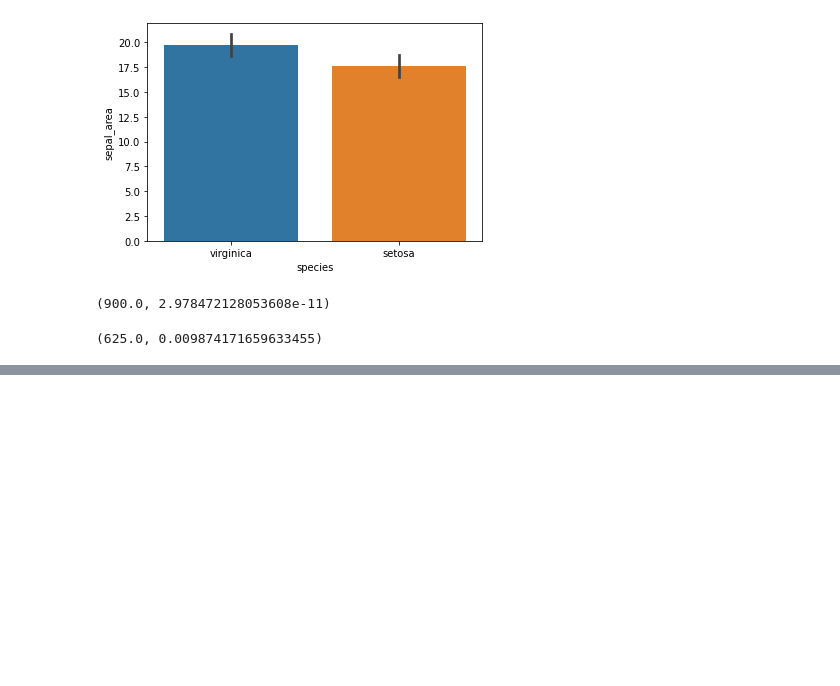
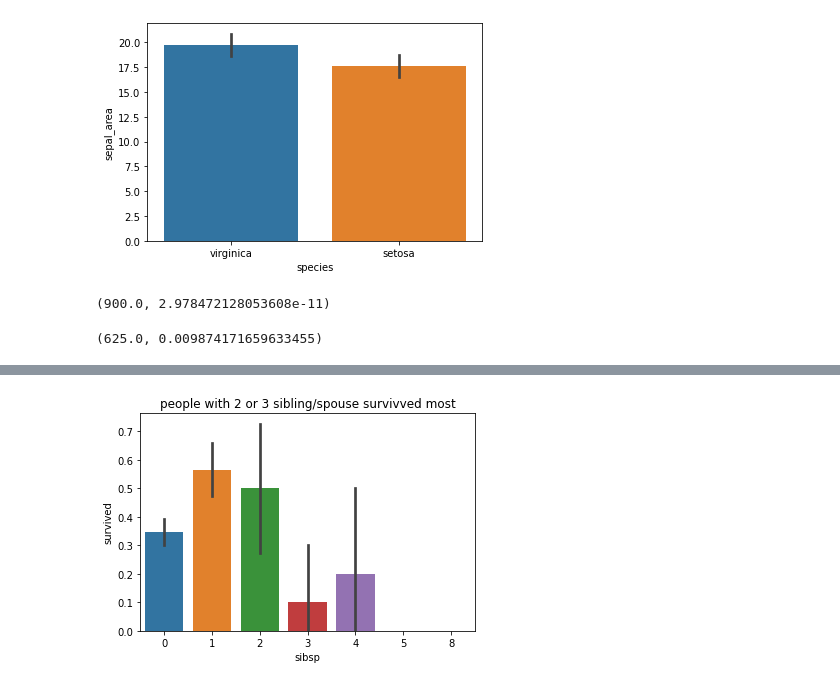
Before and after one commit to rajeshlamichhane04/classification_exercises, a Jupyter notebook: classification-exercises.ipynb, the cells around one changed output, grey strips where cells are left out. Saved outputs shown, nothing was run; the diff lists cells and outputs as text; code cells hidden in the pictures; blank space fills up the shorter version.

```diff
--- a/classification-exercises.ipynb
+++ b/classification-exercises.ipynb
@@ -1321,0 +1363,6 @@ t,p
+# %%
+plt.title("people with 2 or 3 sibling/spouse survivved most")
+sns.barplot(x = train.sibsp, y = train.survived)
+plt.show()
+# %% [output]
+[figure, added]
```
Also changed, not shown: parts of 49 cells of this notebook.
